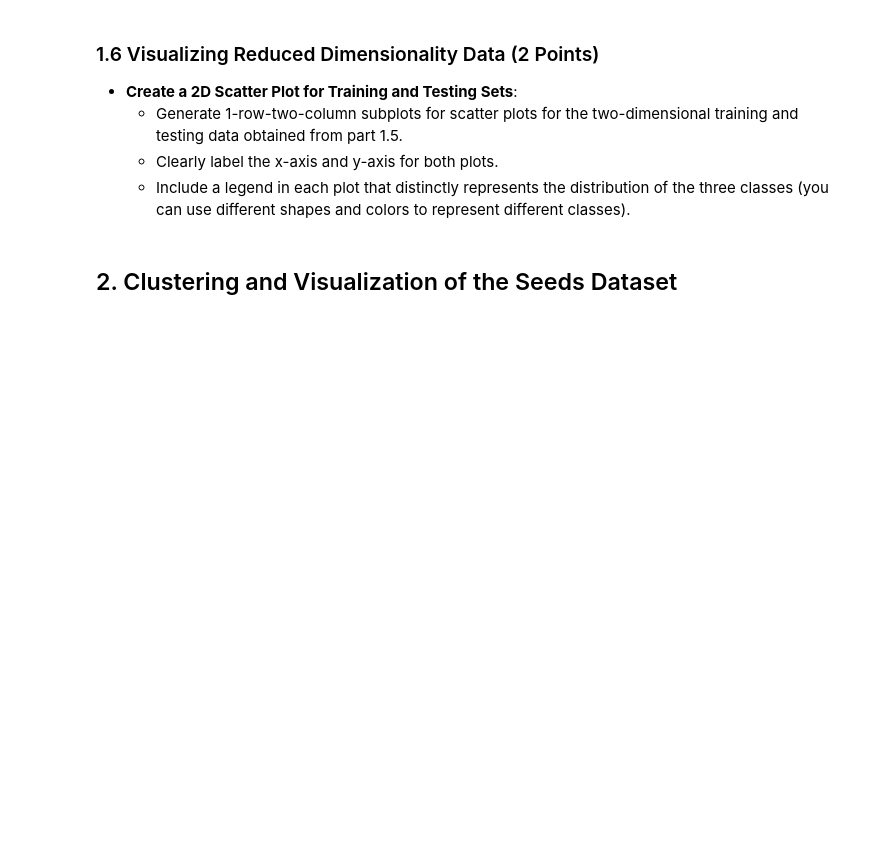
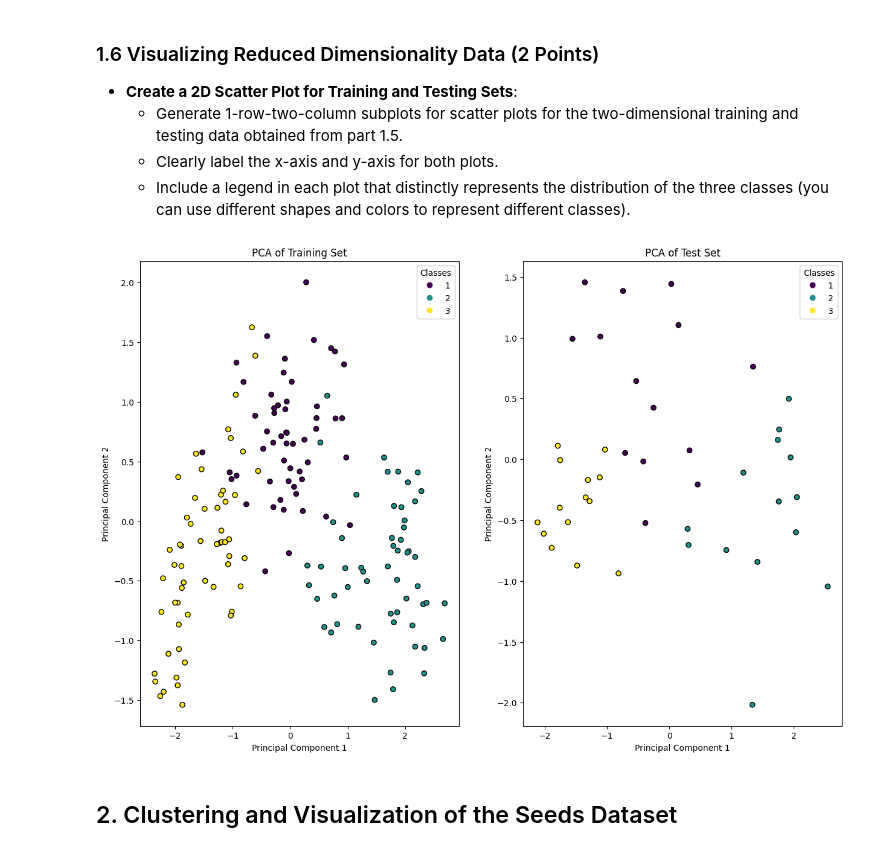
Before and after one commit to David-Rodriguez-Barrios/ENSF-444, a Jupyter notebook: FinalAssignment/ENSF444_Final_Project.ipynb, the cells around one changed output. Cells and saved outputs as stored; diff of their text form; code cells hidden in the pictures; blank space fills up the shorter version.

```diff
--- a/FinalAssignment/ENSF444_Final_Project.ipynb
+++ b/FinalAssignment/ENSF444_Final_Project.ipynb
@@ -187,3 +192,18 @@ X_test_scaled = scaler.transform(X_test)
 # %%
 # 1.4
 # Add necessary code here.
+
+from sklearn.model_selection import GridSearchCV
+
+param_grid = {
+    'C': [0.1, 1, 10],
+    'kernel': ['linear', 'poly', 'rbf', 'sigmoid'],
+    'gamma': ['scale', 'auto'],
+    'degree': [2, 3, 4],
+    'coef0': [0.0, 0.1, 0.5]
+}
+
+grid_search = GridSearchCV(SVCModel, param_grid, cv = 5, n_jobs = -1)
+grid_search.fit(X_train_scaled, y_train)
+
+print("Best parameters are: ", grid_search.best_params_)
@@ -208,3 +230,14 @@ X_test_scaled = scaler.transform(X_test)
 # %%
 # 1.5
 # Add necessary code here.
+
+from sklearn.decomposition import PCA
+
+pca = PCA(n_components = 2)
+X_train_pca = pca.fit_transform(X_train_scaled)
+X_test_pca = pca.transform(X_test_scaled)
+
+grid_search_pca = GridSearchCV(SVCModel, param_grid, cv = 5, n_jobs = -1)
+grid_search_pca.fit(X_train_pca, y_train)
+
+print("Best parameters with PCA: ", grid_search_pca.best_params_)
@@ -222,6 +259,26 @@ X_test_scaled = scaler.transform(X_test)
 # %%
 # 1.6
 # Add necessary code here.
+
+fig, ax = plt.subplots(1, 2, figsize = (15, 10))
+
+scatterplot = ax[0].scatter(X_train_pca[:, 0], X_train_pca[:, 1], c = y_train, cmap = 'viridis', edgecolor = 'k')
+ax[0].set_xlabel('Principal Component 1')
+ax[0].set_ylabel('Principal Component 2')
+ax[0].set_title('PCA of Training Set')
+ax[0].add_artist(ax[0].legend(*scatterplot.legend_elements(), title = 'Classes'))
+
+
+scatterplot2 = ax[1].scatter(X_test_pca[:, 0], X_test_pca[:, 1], c = y_test, cmap = 'viridis', edgecolor = 'k')
+ax[1].set_xlabel('Principal Component 1')
+ax[1].set_ylabel('Principal Component 2')
+ax[1].set_title('PCA of Test Set')
+ax[1].add_artist(ax[1].legend(*scatterplot2.legend_elements(), title = 'Classes'))
+
+
+plt.show()
+# %% [output]
+[figure, added]
 # %% [markdown]
 ## 2. Clustering and Visualization of the Seeds Dataset
 # %% [markdown]
```
Also changed, not shown: parts of 6 cells of this notebook.
